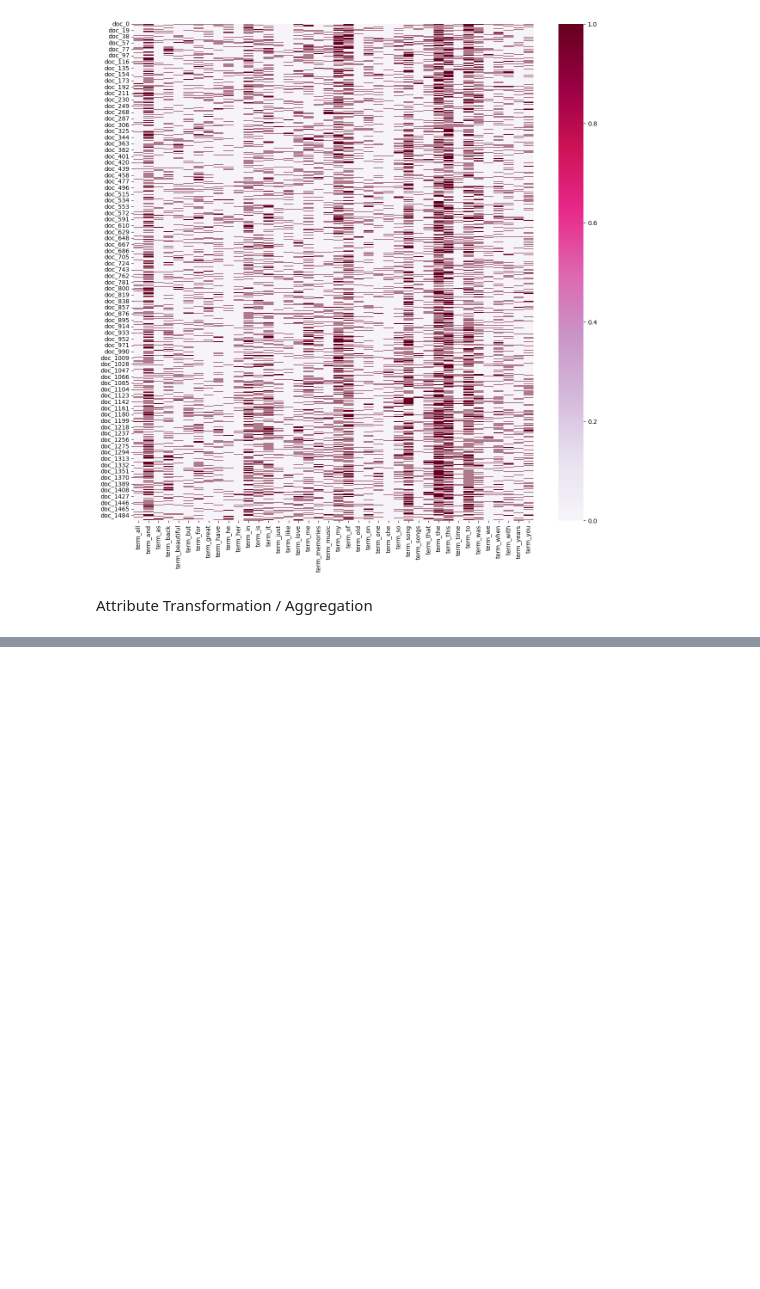
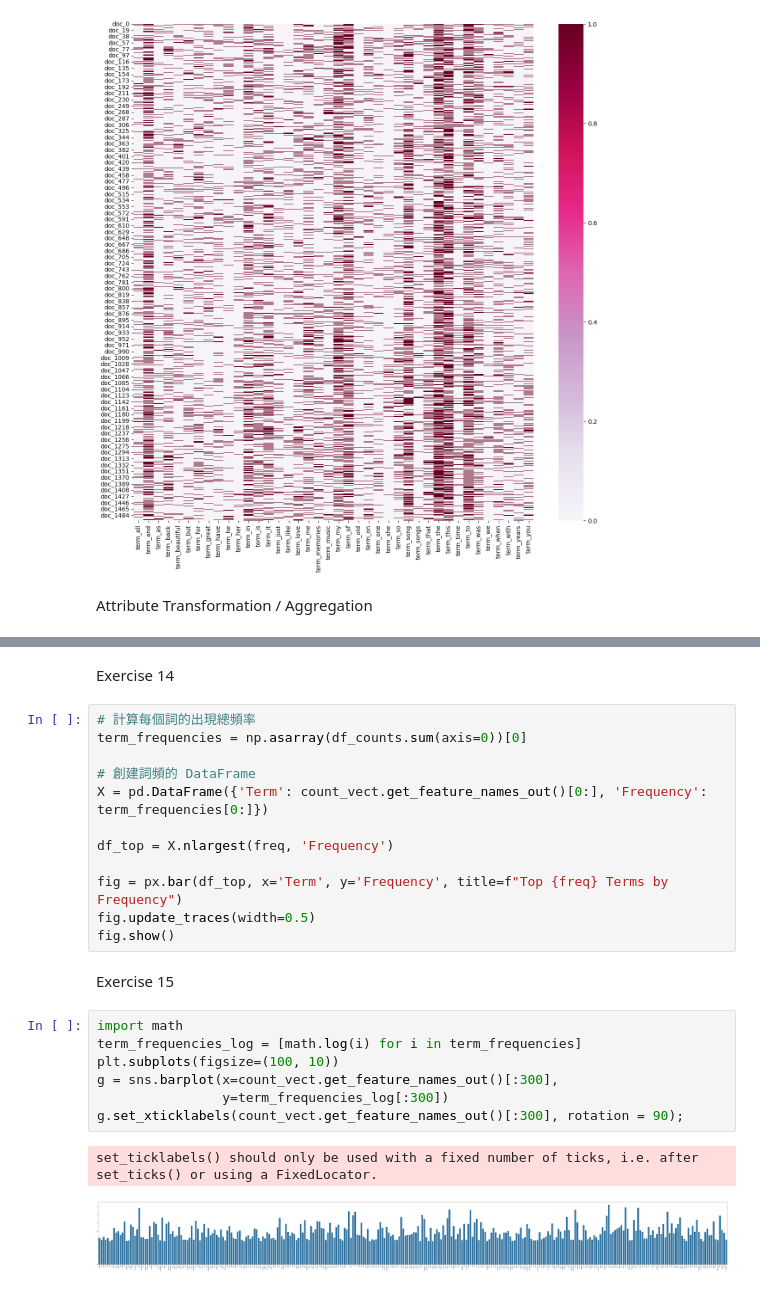
Before and after one commit to Paul901003/DM2024-Lab1-Homework, a Jupyter notebook: DM2024-Lab1-Homework.ipynb, the cells around one changed output, grey strips where cells are left out. Saved outputs shown, nothing was run; the diff lists cells and outputs as text; blank space fills up the shorter version.

```diff
--- a/DM2024-Lab1-Homework.ipynb
+++ b/DM2024-Lab1-Homework.ipynb
@@ -477,0 +524,26 @@ Attribute Transformation / Aggregation
+# %% [markdown]
+Exercise 14
+# %%
+# 計算每個詞的出現總頻率
+term_frequencies = np.asarray(df_counts.sum(axis=0))[0]
+
+# 創建詞頻的 DataFrame
+X = pd.DataFrame({'Term': count_vect.get_feature_names_out()[0:], 'Frequency': term_frequencies[0:]})
+
+df_top = X.nlargest(freq, 'Frequency')
+
+fig = px.bar(df_top, x='Term', y='Frequency', title=f"Top {freq} Terms by Frequency")
+fig.update_traces(width=0.5)
+fig.show()
+# %% [markdown]
+Exercise 15
+# %%
+import math
+term_frequencies_log = [math.log(i) for i in term_frequencies]
+plt.subplots(figsize=(100, 10))
+g = sns.barplot(x=count_vect.get_feature_names_out()[:300],
+                y=term_frequencies_log[:300])
+g.set_xticklabels(count_vect.get_feature_names_out()[:300], rotation = 90);
+# %% [output]
+set_ticklabels() should only be used with a fixed number of ticks, i.e. after set_ticks() or using a FixedLocator.
+[figure, added]
```
Also changed, not shown: parts of 63 cells of this notebook, 4 other files.
